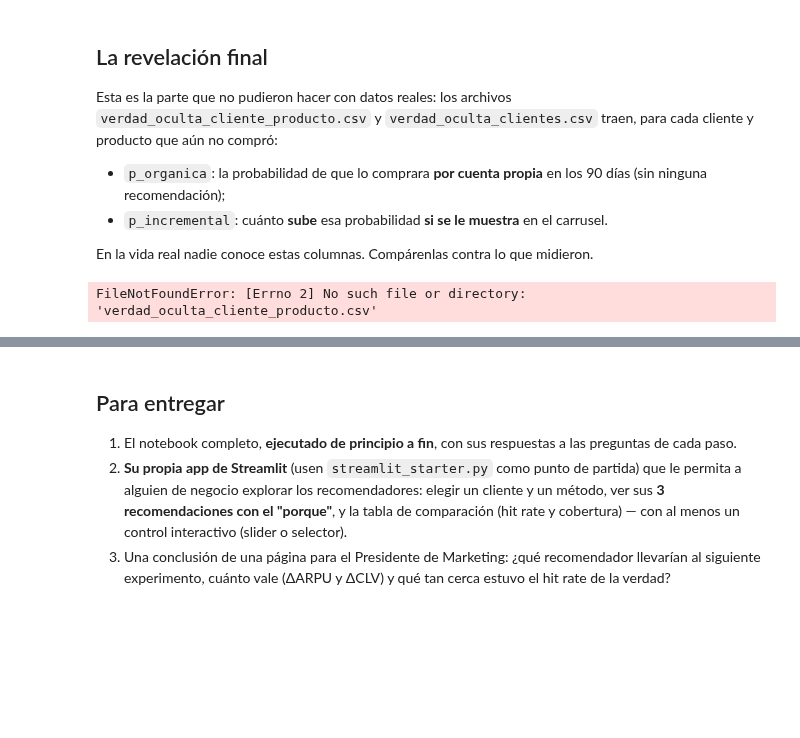
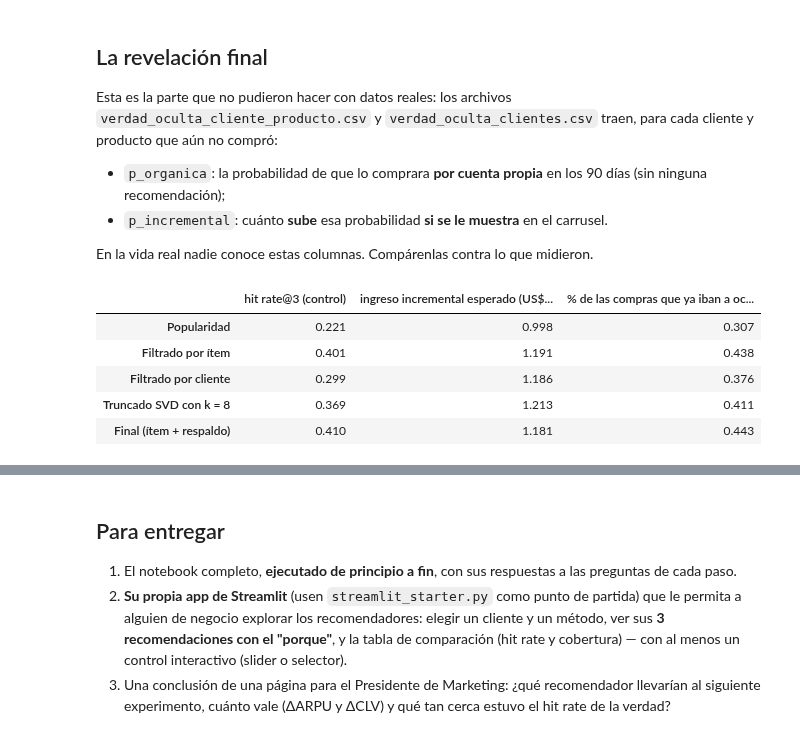
Before and after one commit to CristianFGC12/marketing-analytics-cristian-gonzalez, a Jupyter notebook: Semana_4/Tarea/laboratorio_recomendacion.ipynb, the cells around one changed output, grey strips where cells are left out. Drawn from its saved outputs; the diff is of its cells as text; code cells hidden in the pictures; blank space fills up the shorter version.

```diff
--- a/Semana_4/Tarea/laboratorio_recomendacion.ipynb
+++ b/Semana_4/Tarea/laboratorio_recomendacion.ipynb
@@ -357,26 +357,31 @@ Esta es la parte que no pudieron hacer con datos reales: los archivos `verdad_oc
 
 En la vida real nadie conoce estas columnas. Compárenlas contra lo que midieron.
 # %%
-vo_cp = pd.read_csv("verdad_oculta_cliente_producto.csv")
-vo_cl = pd.read_csv("verdad_oculta_clientes.csv").set_index("customer_id").loc[M.index]
+vo_cp = pd.read_csv("data/verdad_oculta_cliente_producto.csv")
+vo_cl = pd.read_csv("data/verdad_oculta_clientes.csv").set_index("customer_id").loc[M.index]
 pi = vo_cp.pivot(index="customer_id", columns="item", values="p_incremental").reindex(index=M.index, columns=productos).fillna(0).values
 po = vo_cp.pivot(index="customer_id", columns="item", values="p_organica").reindex(index=M.index, columns=productos).fillna(0).values
 precio_v = catalogo.set_index("item")["precio"].reindex(productos).values
 n = len(X); filas_ = np.arange(n)[:, None]
 
 filas = {}
 for nombre, S in metodos.items():
     tk = top_k(S)
     inc = pi[filas_, tk].sum(axis=1)                       # compras EXTRA esperadas si se le muestran esos 3 productos
     inc_usd = (pi[filas_, tk] * precio_v[tk]).sum(axis=1)
     org = po[filas_, tk].sum(axis=1)                       # compras de esos 3 que YA iban a ocurrir
     filas[nombre] = {"hit rate@3 (control)": hit_rate_at_k(S, mask=mask_eval),
                      "ingreso incremental esperado (US$/cliente)": inc_usd.mean(),
                      "% de las compras que ya iban a ocurrir": org.sum() / (org.sum() + inc.sum())}
 rev = pd.DataFrame(filas).T
 rev.round(3)
 # %% [output]
-FileNotFoundError: [Errno 2] No such file or directory: 'verdad_oculta_cliente_producto.csv'
+|  | hit rate@3 (control) | ingreso incremental esperado (US$... | % de las compras que ya iban a oc... |
+| Popularidad | 0.221 | 0.998 | 0.307 |
+| Filtrado por ítem | 0.401 | 1.191 | 0.438 |
+| Filtrado por cliente | 0.299 | 1.186 | 0.376 |
+| Truncado SVD con k = 8 | 0.369 | 1.213 | 0.411 |
+| Final (ítem + respaldo) | 0.410 | 1.181 | 0.443 |
 # %%
 tk_pop = top_k(S_pop)
 real_trat = (pi[filas_, tk_pop] * precio_v[tk_pop]).sum(axis=1)[~es_control].mean()
```
Also changed, not shown: parts of 8 cells of this notebook.
